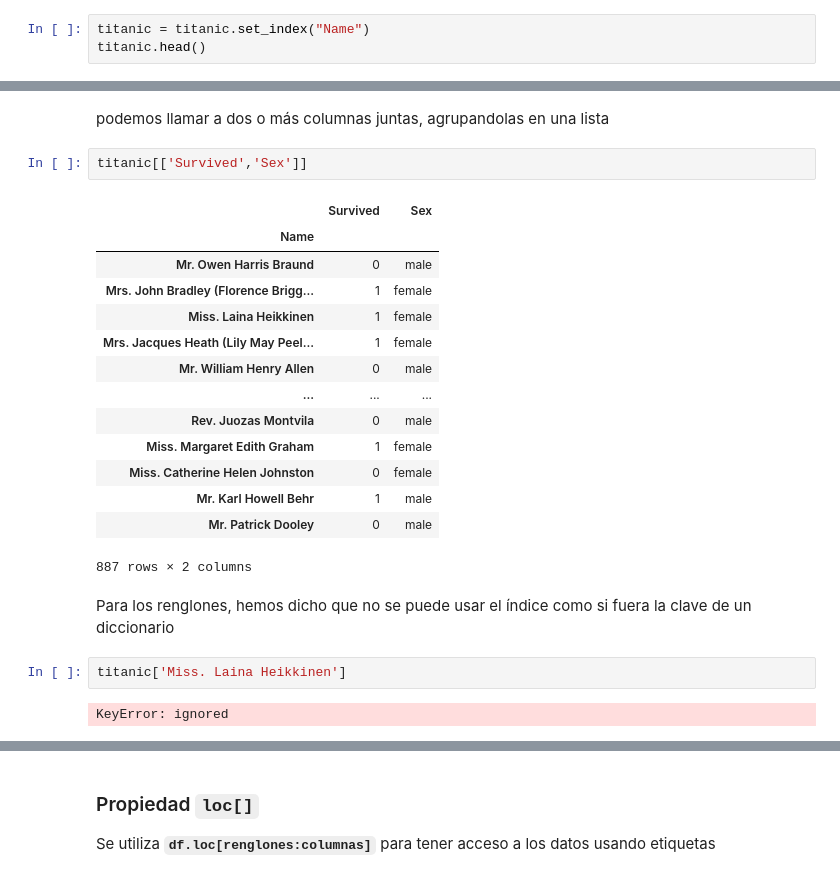
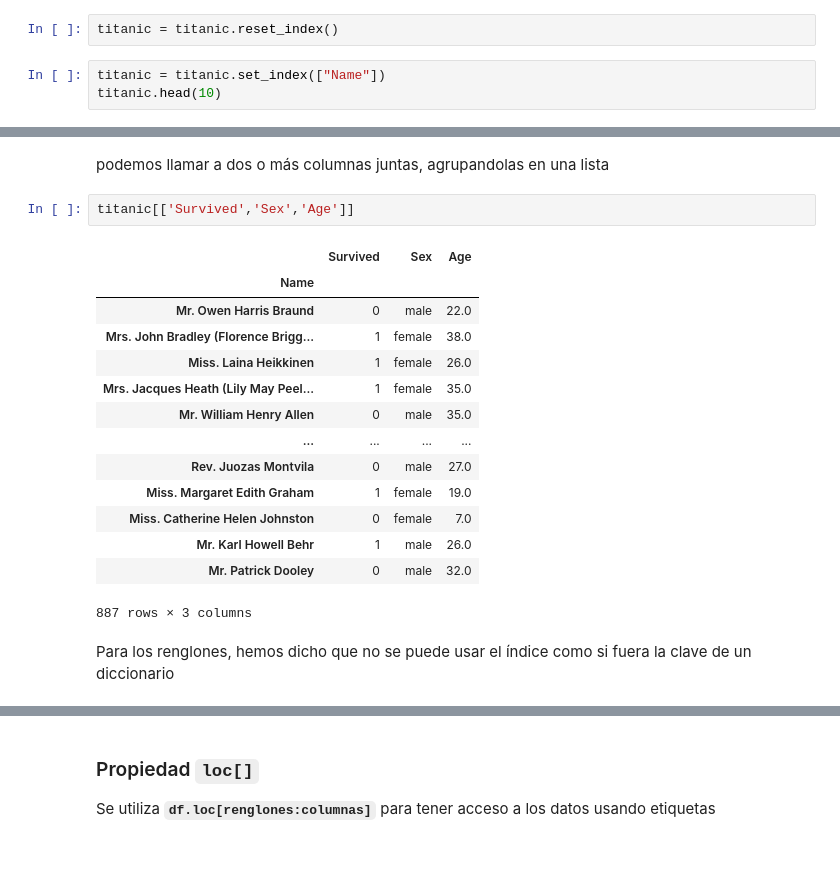
Before and after one commit to AnIsAsPe/ClasificadorClientesTelecom, a Jupyter notebook: Introducción a Pandas.ipynb, the cells around one changed output, grey strips where cells are left out. Drawn from its saved outputs; the diff is of its cells as text.

```diff
--- a/Introducción a Pandas.ipynb
+++ b/Introducción a Pandas.ipynb
@@ -279,9 +297,11 @@ titanic
 | 885 | 1 | 1 | Mr. Karl Howell Behr | male | 26.0 | 0 | 0 | 30.0000 |
 | 886 | 0 | 3 | Mr. Patrick Dooley | male | 32.0 | 0 | 0 | 7.7500 |
 887 rows × 8 columns
+# %%
+titanic = titanic.reset_index()
 # %%
-titanic = titanic.set_index("Name")
-titanic.head()
+titanic = titanic.set_index(["Name"])
+titanic.head(10)
 # %% [output]
 |  | Survived | Pclass | Sex | Age | Siblings/Spouses Aboard | Parents/Children Aboard | Fare |
 | Name |  |  |  |  |  |  |  |
@@ -555,25 +577,21 @@ Name: Age, Length: 887, dtype: float64
 # %% [markdown]
 podemos llamar a dos o más columnas juntas, agrupandolas en una lista
 # %%
-titanic[['Survived','Sex']]
+titanic[['Survived','Sex','Age']]
 # %% [output]
-|  | Survived | Sex |
-| Name |  |  |
-| Mr. Owen Harris Braund | 0 | male |
-| Mrs. John Bradley (Florence Brigg... | 1 | female |
-| Miss. Laina Heikkinen | 1 | female |
-| Mrs. Jacques Heath (Lily May Peel... | 1 | female |
-| Mr. William Henry Allen | 0 | male |
-| ... | ... | ... |
-| Rev. Juozas Montvila | 0 | male |
-| Miss. Margaret Edith Graham | 1 | female |
-| Miss. Catherine Helen Johnston | 0 | female |
-| Mr. Karl Howell Behr | 1 | male |
-| Mr. Patrick Dooley | 0 | male |
+|  | Survived | Sex | Age |
+| Name |  |  |  |
+| Mr. Owen Harris Braund | 0 | male | 22.0 |
+| Mrs. John Bradley (Florence Brigg... | 1 | female | 38.0 |
+| Miss. Laina Heikkinen | 1 | female | 26.0 |
+| Mrs. Jacques Heath (Lily May Peel... | 1 | female | 35.0 |
+| Mr. William Henry Allen | 0 | male | 35.0 |
+| ... | ... | ... | ... |
+| Rev. Juozas Montvila | 0 | male | 27.0 |
+| Miss. Margaret Edith Graham | 1 | female | 19.0 |
+| Miss. Catherine Helen Johnston | 0 | female | 7.0 |
+| Mr. Karl Howell Behr | 1 | male | 26.0 |
+| Mr. Patrick Dooley | 0 | male | 32.0 |
-887 rows × 2 columns
+887 rows × 3 columns
 # %% [markdown]
 Para los renglones, hemos dicho que no se puede usar el índice como si fuera la clave de un diccionario
-# %%
-titanic['Miss. Laina Heikkinen']
-# %% [output]
-KeyError: ignored
```
Also changed, not shown: parts of 20 cells of this notebook.
